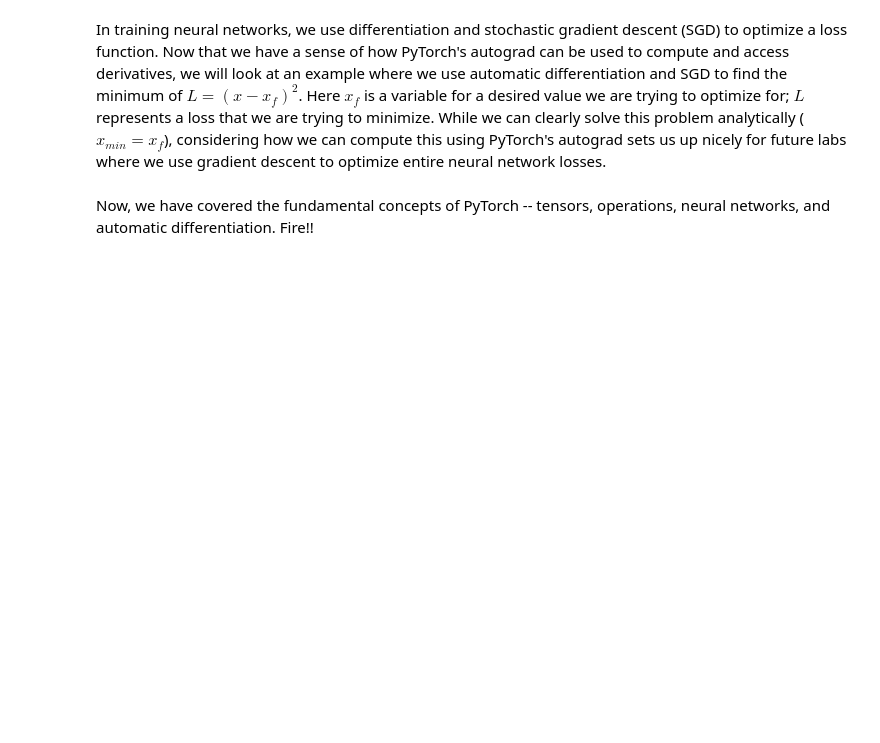
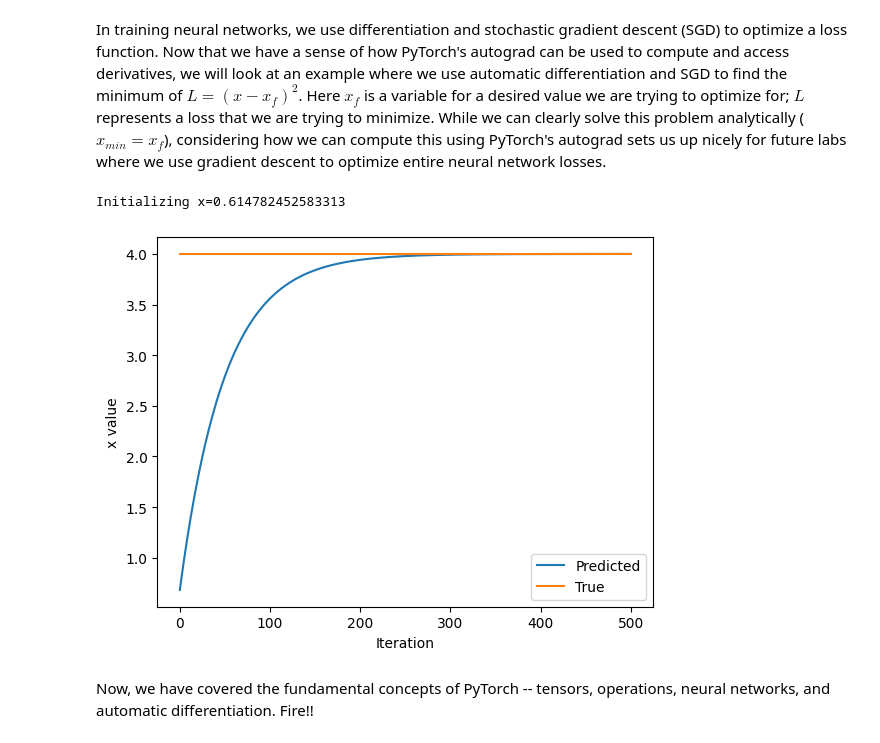
Before and after one commit to mukthish/mit-deep-learning, a Jupyter notebook: lab1/PT_Part1_Intro.ipynb, the cells around one changed output. Cells and saved outputs as stored; diff of their text form; code cells hidden in the pictures; blank space fills up the shorter version.

```diff
--- a/lab1/PT_Part1_Intro.ipynb
+++ b/lab1/PT_Part1_Intro.ipynb
@@ -305,33 +347,36 @@ In training neural networks, we use differentiation and stochastic gradient desc
 x = torch.randn(1)
 print(f"Initializing x={x.item()}")
 
 learning_rate = 1e-2  # Learning rate
 history = []
 x_f = 4  # Target value
 
 
 # We will run gradient descent for a number of iterations. At each iteration, we compute the loss,
 #   compute the derivative of the loss with respect to x, and perform the update.
 for i in range(500):
     x = torch.tensor([x], requires_grad=True)
 
     # TODO: Compute the loss as the square of the difference between x and x_f
-    loss = # TODO
+    loss = (x - x_f)**2 # TODO
 
     # Backpropagate through the loss to compute gradients
     loss.backward()
 
     # Update x with gradient descent
     x = x.item() - learning_rate * x.grad
 
     history.append(x.item())
 
 # Plot the evolution of x as we optimize toward x_f!
 plt.plot(history)
 plt.plot([0, 500], [x_f, x_f])
 plt.legend(('Predicted', 'True'))
 plt.xlabel('Iteration')
 plt.ylabel('x value')
 plt.show()
+# %% [output]
+Initializing x=0.614782452583313
+[figure, added]
 # %% [markdown]
 Now, we have covered the fundamental concepts of PyTorch -- tensors, operations, neural networks, and automatic differentiation. Fire!!
```
Also changed, not shown: parts of 17 cells of this notebook.
